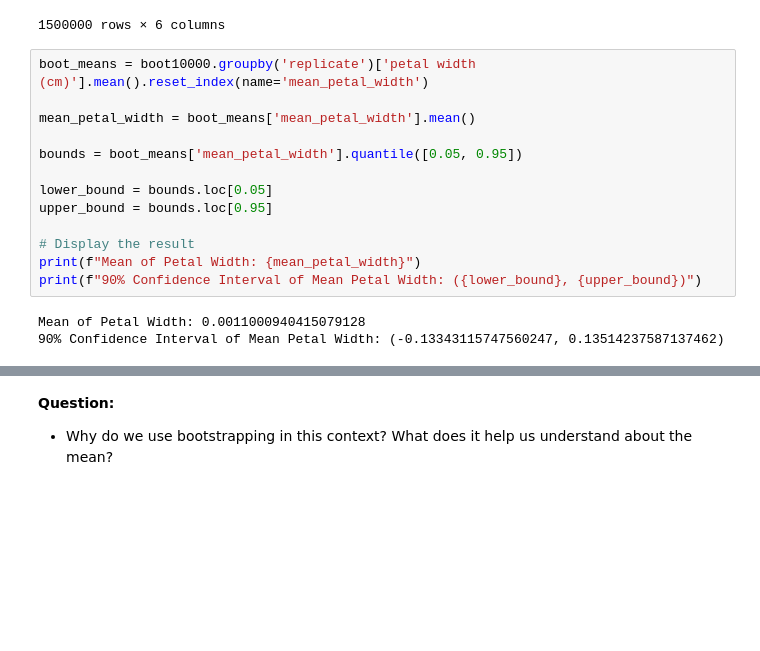
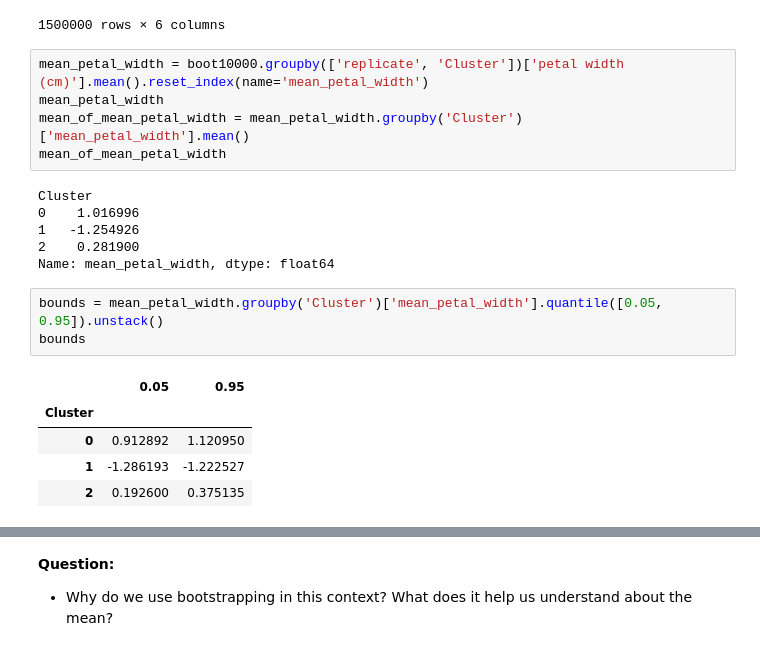
Before and after one commit to shyeolekar5/lcr, a Jupyter notebook: 02_activities/assignments/assignment_3.ipynb, the cells around one changed output, grey strips where cells are left out. Saved outputs shown, nothing was run; the diff lists cells and outputs as text; blank space fills up the shorter version.

```diff
--- a/02_activities/assignments/assignment_3.ipynb
+++ b/02_activities/assignments/assignment_3.ipynb
@@ -231,18 +235,22 @@ boot10000
 | 144 | 1.038005 | 0.558611 | 1.103783 | 1.712096 | 0 | 9999 |
 1500000 rows × 6 columns
 # %%
-boot_means = boot10000.groupby('replicate')['petal width (cm)'].mean().reset_index(name='mean_petal_width')
-
-mean_petal_width = boot_means['mean_petal_width'].mean()
-
-bounds = boot_means['mean_petal_width'].quantile([0.05, 0.95])
-
-lower_bound = bounds.loc[0.05]
-upper_bound = bounds.loc[0.95]
-
-# Display the result
-print(f"Mean of Petal Width: {mean_petal_width}")
-print(f"90% Confidence Interval of Mean Petal Width: ({lower_bound}, {upper_bound})")
+mean_petal_width = boot10000.groupby(['replicate', 'Cluster'])['petal width (cm)'].mean().reset_index(name='mean_petal_width')
+mean_petal_width
+mean_of_mean_petal_width = mean_petal_width.groupby('Cluster')['mean_petal_width'].mean()
+mean_of_mean_petal_width
 # %% [output]
-Mean of Petal Width: 0.0011000940415079128
-90% Confidence Interval of Mean Petal Width: (-0.13343115747560247, 0.13514237587137462)
+Cluster
+0    1.016996
+1   -1.254926
+2    0.281900
+Name: mean_petal_width, dtype: float64
+# %%
+bounds = mean_petal_width.groupby('Cluster')['mean_petal_width'].quantile([0.05, 0.95]).unstack()
+bounds
+# %% [output]
+|  | 0.05 | 0.95 |
+| Cluster |  |  |
+| 0 | 0.912892 | 1.120950 |
+| 1 | -1.286193 | -1.222527 |
+| 2 | 0.192600 | 0.375135 |
```
Also changed, not shown: parts of 4 cells of this notebook.
